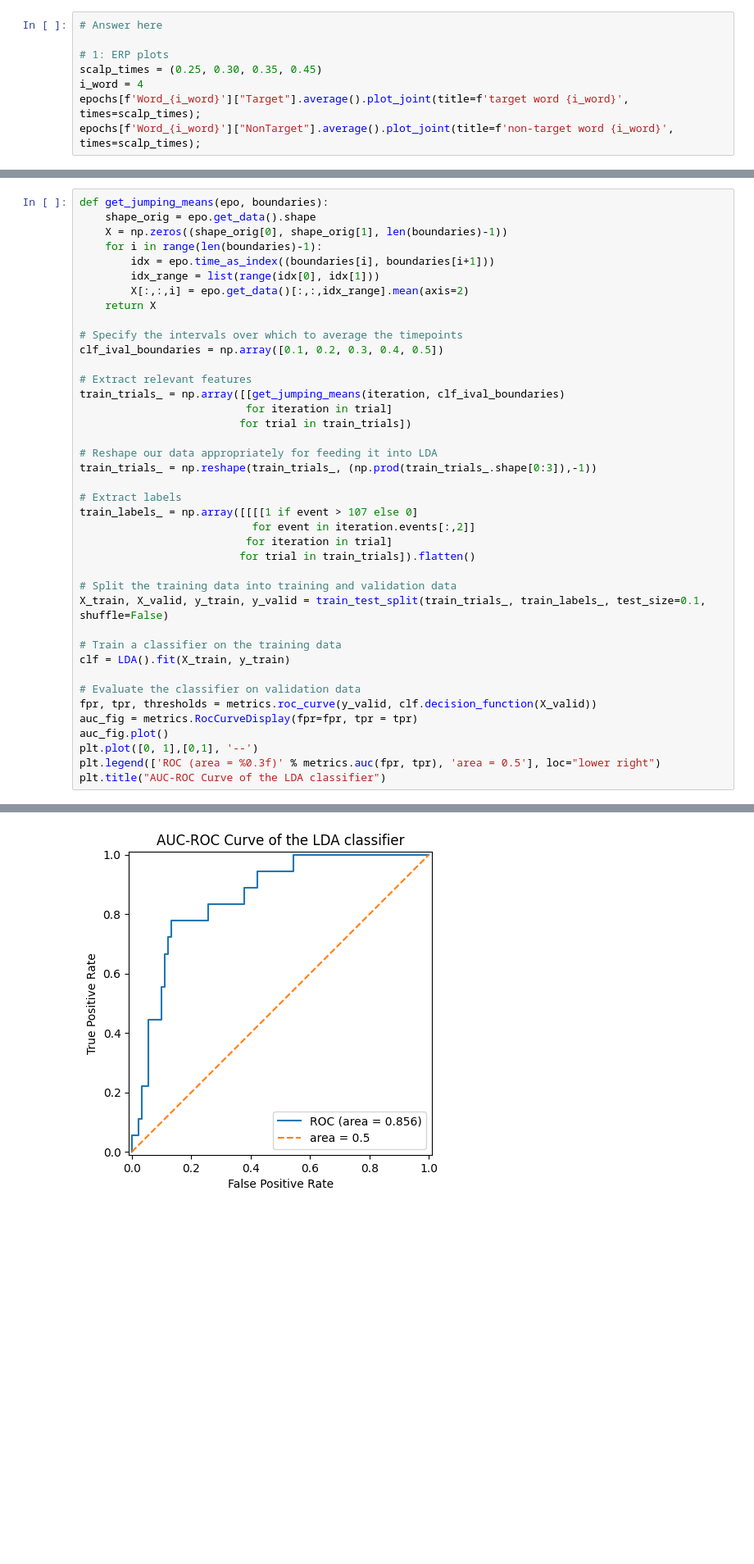
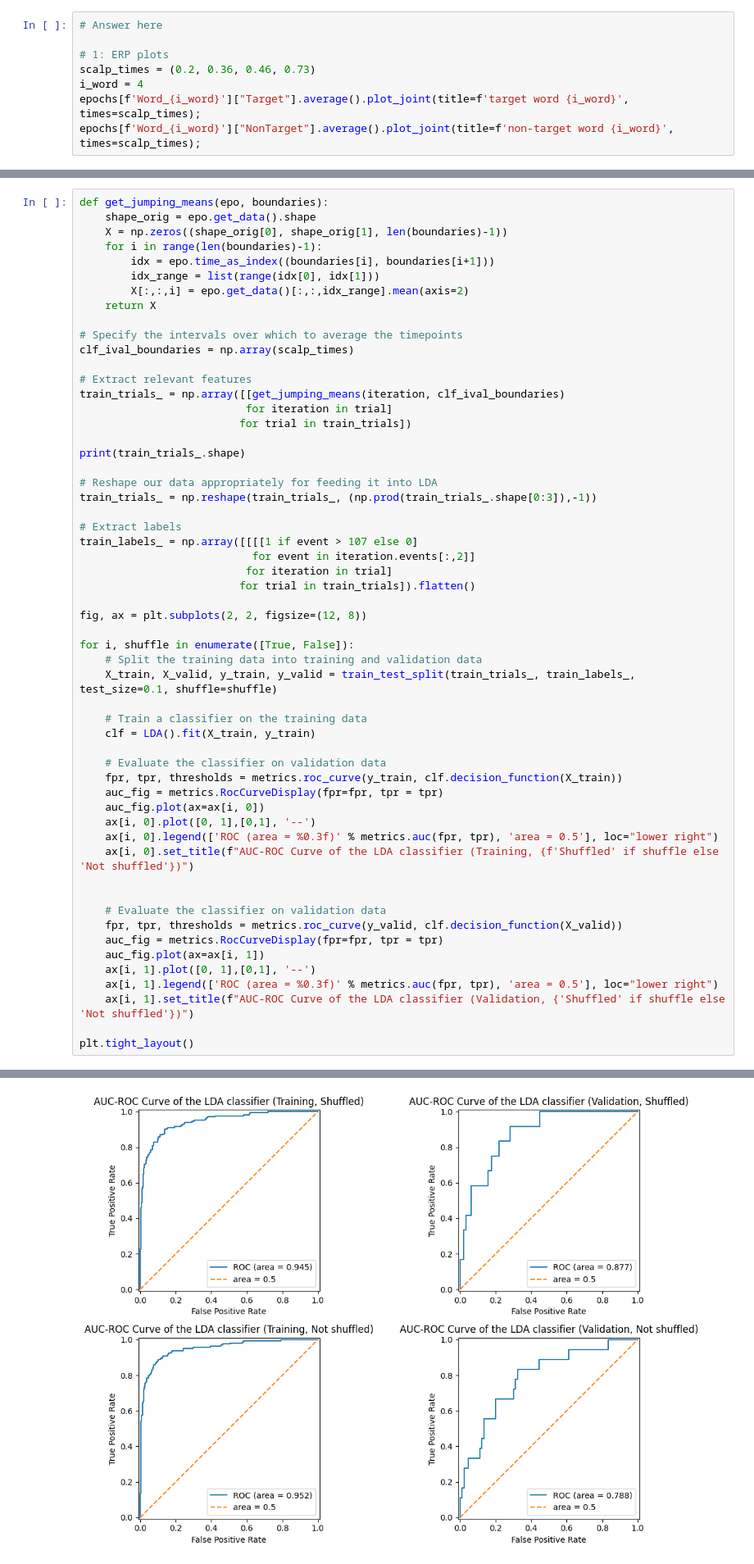
Before and after one commit to RobertvdLeeuw/nix-radboud, a Jupyter notebook: subjects/BCI/assignment_07_dynamic_stopping.ipynb, the cells around one changed output, grey strips where cells are left out. Shown at 82% size. Saved outputs shown, nothing was run; the diff lists cells and outputs as text; blank space fills up the shorter version.

```diff
--- a/subjects/BCI/assignment_07_dynamic_stopping.ipynb
+++ b/subjects/BCI/assignment_07_dynamic_stopping.ipynb
@@ -104,7 +127,7 @@ test_trials = trials[12:] # data used to simulate the online experiment.
 # Answer here
 
 # 1: ERP plots
-scalp_times = (0.25, 0.30, 0.35, 0.45)
+scalp_times = (0.2, 0.36, 0.46, 0.73)
 i_word = 4
 epochs[f'Word_{i_word}']["Target"].average().plot_joint(title=f'target word {i_word}', times=scalp_times);
 epochs[f'Word_{i_word}']["NonTarget"].average().plot_joint(title=f'non-target word {i_word}', times=scalp_times);
@@ -129,12 +154,14 @@ def get_jumping_means(epo, boundaries):
     return X
 
 # Specify the intervals over which to average the timepoints
-clf_ival_boundaries = np.array([0.1, 0.2, 0.3, 0.4, 0.5])
+clf_ival_boundaries = np.array(scalp_times)
 
 # Extract relevant features
 train_trials_ = np.array([[get_jumping_means(iteration, clf_ival_boundaries)
                           for iteration in trial]
                          for trial in train_trials])
+
+print(train_trials_.shape)
 
 # Reshape our data appropriately for feeding it into LDA
 train_trials_ = np.reshape(train_trials_, (np.prod(train_trials_.shape[0:3]),-1))
@@ -145,17 +172,31 @@ train_labels_ = np.array([[[[1 if event > 107 else 0]
                           for iteration in trial]
                          for trial in train_trials]).flatten()
 
-# Split the training data into training and validation data
-X_train, X_valid, y_train, y_valid = train_test_split(train_trials_, train_labels_, test_size=0.1, shuffle=False)
+fig, ax = plt.subplots(2, 2, figsize=(12, 8))
 
-# Train a classifier on the training data
-clf = LDA().fit(X_train, y_train)
+for i, shuffle in enumerate([True, False]):
+    # Split the training data into training and validation data
+    X_train, X_valid, y_train, y_valid = train_test_split(train_trials_, train_labels_, test_size=0.1, shuffle=shuffle)
 
-# Evaluate the classifier on validation data
-fpr, tpr, thresholds = metrics.roc_curve(y_valid, clf.decision_function(X_valid))
-auc_fig = metrics.RocCurveDisplay(fpr=fpr, tpr = tpr)
-auc_fig.plot()
-plt.plot([0, 1],[0,1], '--')
-plt.legend(['ROC (area = %0.3f)' % metrics.auc(fpr, tpr), 'area = 0.5'], loc="lower right")
-plt.title("AUC-ROC Curve of the LDA classifier")
+    # Train a classifier on the training data
+    clf = LDA().fit(X_train, y_train)
+
+    # Evaluate the classifier on validation data
+    fpr, tpr, thresholds = metrics.roc_curve(y_train, clf.decision_function(X_train))
+    auc_fig = metrics.RocCurveDisplay(fpr=fpr, tpr = tpr)
+    auc_fig.plot(ax=ax[i, 0])
+    ax[i, 0].plot([0, 1],[0,1], '--')
+    ax[i, 0].legend(['ROC (area = %0.3f)' % metrics.auc(fpr, tpr), 'area = 0.5'], loc="lower right")
+    ax[i, 0].set_title(f"AUC-ROC Curve of the LDA classifier (Training, {f'Shuffled' if shuffle else 'Not shuffled'})")
+
+
+    # Evaluate the classifier on validation data
+    fpr, tpr, thresholds = metrics.roc_curve(y_valid, clf.decision_function(X_valid))
+    auc_fig = metrics.RocCurveDisplay(fpr=fpr, tpr = tpr)
+    auc_fig.plot(ax=ax[i, 1])
+    ax[i, 1].plot([0, 1],[0,1], '--')
+    ax[i, 1].legend(['ROC (area = %0.3f)' % metrics.auc(fpr, tpr), 'area = 0.5'], loc="lower right")
+    ax[i, 1].set_title(f"AUC-ROC Curve of the LDA classifier (Validation, {'Shuffled' if shuffle else 'Not shuffled'})")
+
+plt.tight_layout()
 # %% [output]
@@ -163 +204 @@ Text(0.5, 1.0, 'AUC-ROC Curve of the LDA classifier')
-[figure, old version]
+[figure, new version]
```
Also changed, not shown: parts of 11 cells of this notebook, 10 other files.
